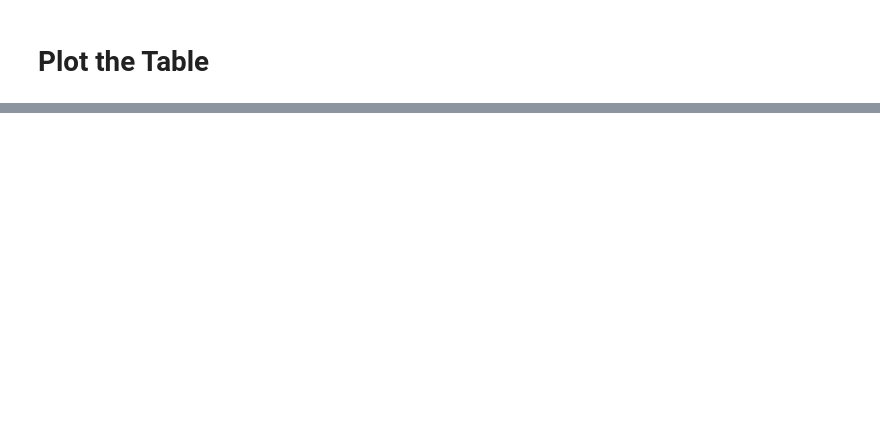
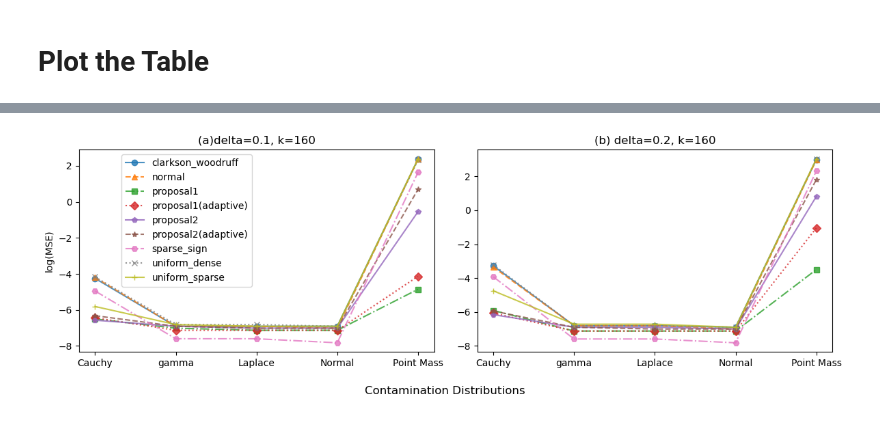
Before and after one commit to Xinming-Dai/RandNLA_Regression, a Jupyter notebook: analysis/plots.ipynb, the cells around one changed output, grey strips where cells are left out. Saved outputs shown, nothing was run; the diff lists cells and outputs as text; code cells hidden in the pictures; blank space fills up the shorter version.

```diff
--- a/analysis/plots.ipynb
+++ b/analysis/plots.ipynb
@@ -74,0 +112,15 @@ plt.show()
+# %%
+# contamination distribution
+method_exclude = set(['Huber', 'OLS']) # delete sparse_sign for sketching size comparasion , 'sparse_sign'
+tables_to_extract = ['contamination_delta_0_1_k_160', 'contamination_delta_0_2_k_160']
+table_titles = ['(a)delta=0.1, k=160', '(b) delta=0.2, k=160']
+new_x_labels = ['Cauchy', 'gamma', 'Laplace', 'Normal','Point Mass']
+row = 1
+col = len(tables_to_extract)
+plot_name = 'vary_contamination_dist'
+xlabel = 'Contamination Distributions'
+legend_bbox_to_anchor=(0.5, 1)
+
+plot(row, col, method_exclude, tables_to_extract, table_titles, new_x_labels, plot_name, xlabel, legend_bbox_to_anchor = legend_bbox_to_anchor, figsize = (12, 4))
+# %% [output]
+[figure, added]
```
Also changed, not shown: parts of 7 cells of this notebook, 4 other files.
